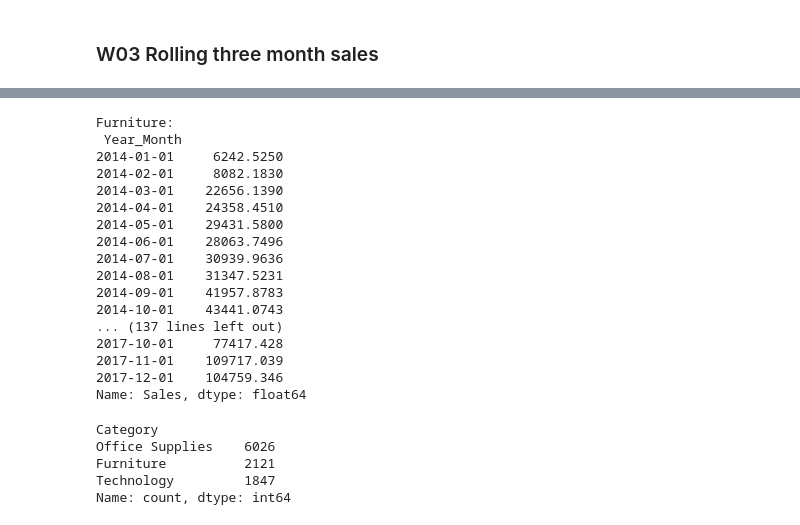
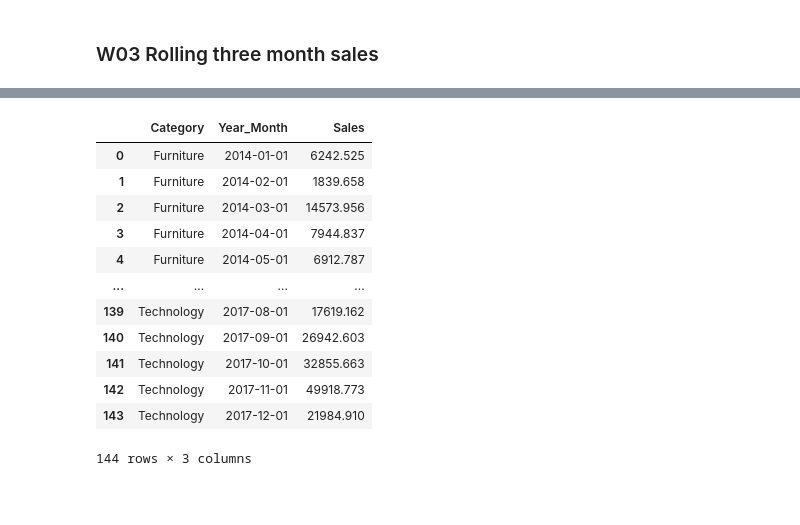
Before and after one commit to chenyulue/wow, a Jupyter notebook: wow.ipynb, the cells around one changed output, grey strips where cells are left out. Cells and saved outputs as stored; diff of their text form; code cells hidden in the pictures; blank space fills up the shorter version.

```diff
--- a/wow.ipynb
+++ b/wow.ipynb
@@ -419,44 +430,3 @@ data18w03.head()
 | 3 | CA-2016-138688 | 2016-06-12 | 2016-06-16 | Second Class | DV-13045 | Darrin Van Huff | Corporate | United States | Los Angeles | ... |
 | 4 | US-2015-108966 | 2015-10-11 | 2015-10-18 | Standard Class | SO-20335 | Sean O'Donnell | Consumer | United States | Fort Lauderdale | ... |
 | 5 | US-2015-108966 | 2015-10-11 | 2015-10-18 | Standard Class | SO-20335 | Sean O'Donnell | Consumer | United States | Fort Lauderdale | ... |
-# %%
-filter_cond = (data18w03["Order Date"] >= datetime(2014, 1, 1)) & (
-    data18w03["Order Date"] <= datetime(2018, 3, 30))
-
-data18w03_filtered = data18w03.loc[filter_cond, ["Order Date", "Category", "Sales"]]
-data18w03_grouped = data18w03_filtered.assign(
-    Year_Month=data18w03_filtered["Order Date"].apply(lambda d: d.replace(day=1))
-).groupby(by=["Category", "Year_Month"]).agg(
-    {"Order Date": "min", "Sales": "sum"}
-)
-
-param_date = datetime(2015, 6, 1)
-
-for cat in data18w03_grouped.index.get_level_values("Category").unique():
-    print(cat+":\n", data18w03_grouped.loc[(cat,), "Sales"].rolling(3, min_periods=1).sum())
-# %% [output]
-Furniture:
- Year_Month
-2014-01-01     6242.5250
-2014-02-01     8082.1830
-2014-03-01    22656.1390
-2014-04-01    24358.4510
-2014-05-01    29431.5800
-2014-06-01    28063.7496
-2014-07-01    30939.9636
-2014-08-01    31347.5231
-2014-09-01    41957.8783
-2014-10-01    43441.0743
-... (137 lines left out)
-2017-10-01     77417.428
-2017-11-01    109717.039
-2017-12-01    104759.346
-Name: Sales, dtype: float64
-# %%
-data18w03["Category"].value_counts()
-# %% [output]
-Category
-Office Supplies    6026
-Furniture          2121
-Technology         1847
-Name: count, dtype: int64
@@ -462,0 +562,16 @@ Name: count, dtype: int64
+# %%
+data18w03_grouped.reset_index().iloc[:, [0,1,3]]
+# %% [output]
+|  | Category | Year_Month | Sales |
+| 0 | Furniture | 2014-01-01 | 6242.525 |
+| 1 | Furniture | 2014-02-01 | 1839.658 |
+| 2 | Furniture | 2014-03-01 | 14573.956 |
+| 3 | Furniture | 2014-04-01 | 7944.837 |
+| 4 | Furniture | 2014-05-01 | 6912.787 |
+| ... | ... | ... | ... |
+| 139 | Technology | 2017-08-01 | 17619.162 |
+| 140 | Technology | 2017-09-01 | 26942.603 |
+| 141 | Technology | 2017-10-01 | 32855.663 |
+| 142 | Technology | 2017-11-01 | 49918.773 |
+| 143 | Technology | 2017-12-01 | 21984.910 |
+144 rows × 3 columns
```
Also changed, not shown: parts of 4 cells of this notebook, 2 other files.
